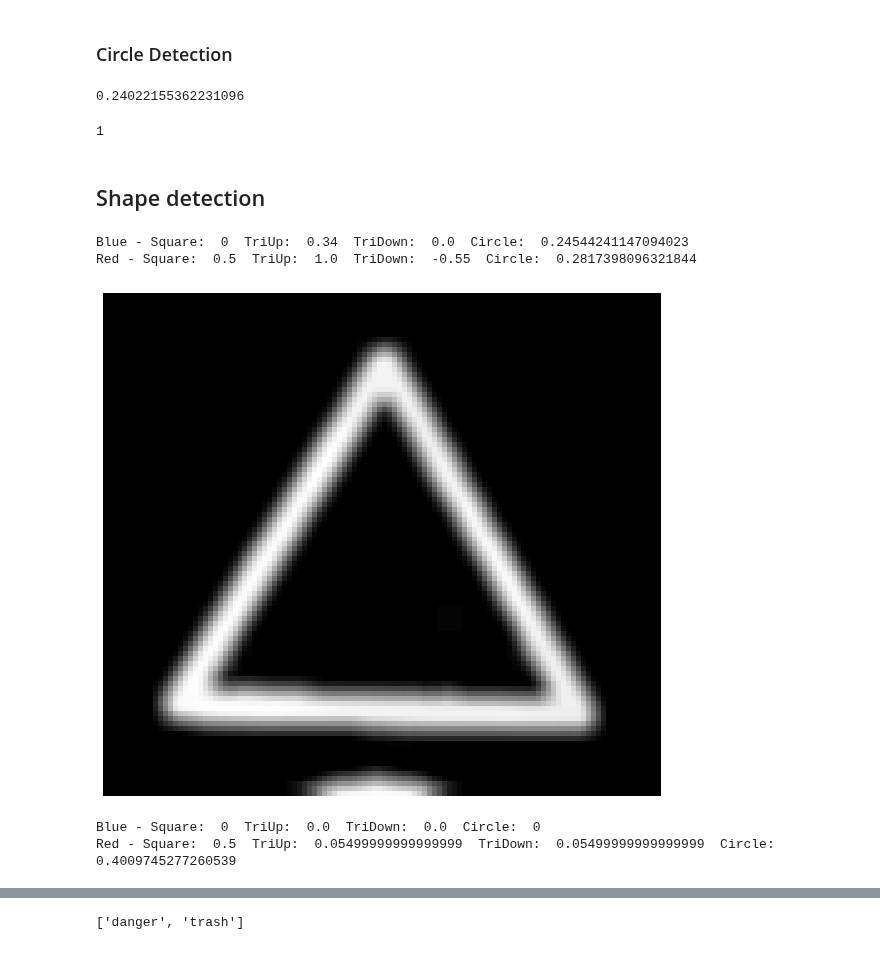
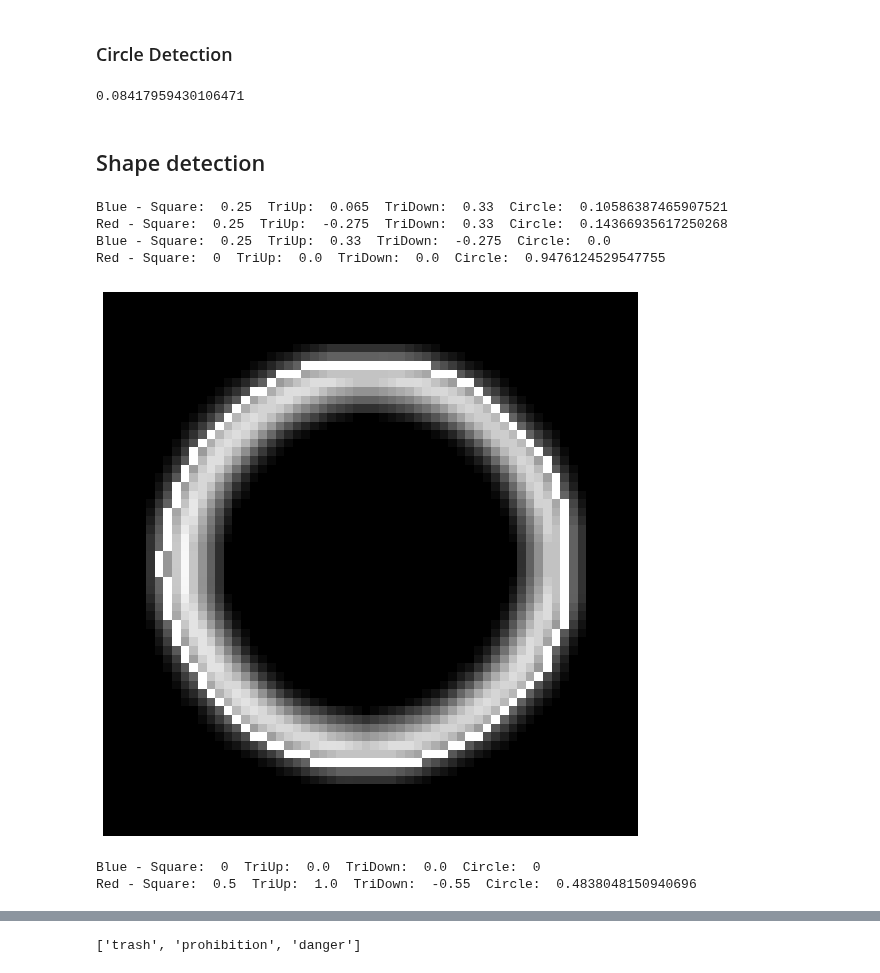
Before and after one commit to joaolucasmartins/VC2022, a Jupyter notebook: notebook.ipynb, the cells around one changed output, grey strips where cells are left out. Saved outputs shown, nothing was run; the diff lists cells and outputs as text; code cells hidden in the pictures.

Commit message:
Fix: Circle detection

```diff
--- a/notebook.ipynb
+++ b/notebook.ipynb
@@ -90,8 +90,8 @@ filterType(["speedlimit"])
 Nesta secção iremos delimitar quais as áreas em que estamos interessados em analisar. Estas regiões correspondem às que contêm os sinais. Para isso iremos usar o colorspace HSV para filtrar as cores de interesse: **azul** e **vermelho**
 # %%
 testImages = {"speedlimit": (7, 19, 20, 70)}
-speedLimitId = filterType(["crosswalk"]).index[70]
-speedLimitId = 556
+speedLimitId = filterType(["crosswalk"]).index[10]
+speedLimitId = 576
 speedLimit = importImage(speedLimitId)
 #speedLimit = cv.imread('dataset/images/test.png')
 displayImage(speedLimit)
@@ -363,7 +361,7 @@ cornerIdentification(corners)
 ### Circle Detection
 # %%
 MIN_RADIUS = 30
-def circleIdentification(roi):
+def circleIdentificationBad(roi):
     import frs
     r_w, r_h = roi.shape[0], roi.shape[1]
 
@@ -384,21 +382,36 @@ def circleIdentification(roi):
 
 
 rect = countours[0][1]
-blur = cv.blur(b.copy(),(5,5))
+blur = cv.blur(r.copy(),(5,5))
 roi = addPadding(rect, blur, 0.15)
+# circleIdentification(roi)
+
+def circleIdentification(roi): # Octogono => 92% area of circle
+    ret, thresh = cv.threshold(roi,100,200,0)
+    contours, hierarchy = cv.findContours(thresh, cv.RETR_EXTERNAL, cv.CHAIN_APPROX_NONE) # TODO
+    if (len(contours) == 0):
+        return 0
+
+    for cnt in contours:
+        cv.drawContours(roi, [cnt], 0, 500)
+    #displayImage(roi)
+
+    cnt = contours[0]
+    (x, y), r = cv.minEnclosingCircle(cnt)
+    area_circle = np.pi * r ** 2
+    contourArea = cv.contourArea(cnt)
+
+    return contourArea / area_circle
+
 circleIdentification(roi)
 # %% [output]
-0.24022155362231096
+0.08417959430106471
-# %%
-rect = countours[1][1]
-img = addPadding(rect, b.copy(), 0.15)
-# %% [output]
-1
 # %% [markdown]
 ## Shape detection
 # %%
 COLOR_THRESHOLD = 0.5
 SHAPE_THRESHOLD = 0.4
+CIRCLE_THRESHOLD = 0.9
 
 # from enum import Enum
 # class Sign(Enum):
@@ -419,54 +432,50 @@ def get_signs(b, r, countours):
         # Blue
         corners_b = getCorners(blue)
         sq_b, t_up_b, t_down_b = cornerIdentification(corners_b)
-        if (len(np.unique(blue)) > 1):
-            circle_b = circleIdentification(blue)
-        else:
-            circle_b = 0
+        circle_b = circleIdentification(blue)
         shape_max_b = max(sq_b, t_up_b, t_down_b, circle_b)
         print("Blue - Square: ", sq_b, " TriUp: ", t_up_b, " TriDown: ", t_down_b, " Circle: ", circle_b)
         # Red
         corners_r = getCorners(red)
         sq_r, t_up_r, t_down_r = cornerIdentification(corners_r)
-        if (len(np.unique(red)) > 1):
-            circle_r = circleIdentification(red)
-        else:
-            circle_r = 0
+        circle_r = circleIdentification(red)
         shape_max_r = max(sq_r, t_up_r, t_down_r, circle_r)
         print("Red - Square: ", sq_r, " TriUp: ", t_up_r, " TriDown: ", t_down_r, " Circle: ", circle_r)
 
         if max(shape_max_r, shape_max_b) < SHAPE_THRESHOLD:
             return "trash"
 
         if shape_max_b > shape_max_r: # Is Blue
             displayImage(blue)
             if sq_b == shape_max_b:
                 return "information"
             if circle_b == shape_max_b:
                 return "mandatory"
             return "trash"
         else:
             displayImage(red)
             if t_up_r == shape_max_r:
                 return "danger"
             if t_down_r == shape_max_r:
                 return "yield"
-            if circle_r == shape_max_r:
+            if circle_r == shape_max_r and circle_r >= CIRCLE_THRESHOLD:
                 return "prohibition"
-            return "trash"
+            return "stop"
 
 
         return "trash"
 
     ret = []
     for cnt, rect in countours:
         ret.append(sign(b, r, rect))
     return ret
 
 get_signs(b, r, countours)
 # %% [output]
-Blue - Square:  0  TriUp:  0.34  TriDown:  0.0  Circle:  0.24544241147094023
-Red - Square:  0.5  TriUp:  1.0  TriDown:  -0.55  Circle:  0.2817398096321844
+Blue - Square:  0.25  TriUp:  0.065  TriDown:  0.33  Circle:  0.10586387465907521
+Red - Square:  0.25  TriUp:  -0.275  TriDown:  0.33  Circle:  0.14366935617250268
+Blue - Square:  0.25  TriUp:  0.33  TriDown:  -0.275  Circle:  0.0
+Red - Square:  0  TriUp:  0.0  TriDown:  0.0  Circle:  0.9476124529547755
-[figure, old version]
+[figure, new version]
 Blue - Square:  0  TriUp:  0.0  TriDown:  0.0  Circle:  0
-Red - Square:  0.5  TriUp:  0.05499999999999999  TriDown:  0.05499999999999999  Circle:  0.4009745277260539
+Red - Square:  0.5  TriUp:  1.0  TriDown:  -0.55  Circle:  0.4838048150940696
@@ -474 +483 @@ Red - Square:  0.5  TriUp:  0.05499999999999999  TriDown:  0.05499999999999999
-['danger', 'trash']
+['trash', 'prohibition', 'danger']
```
Also changed, not shown: parts of 10 cells of this notebook.
